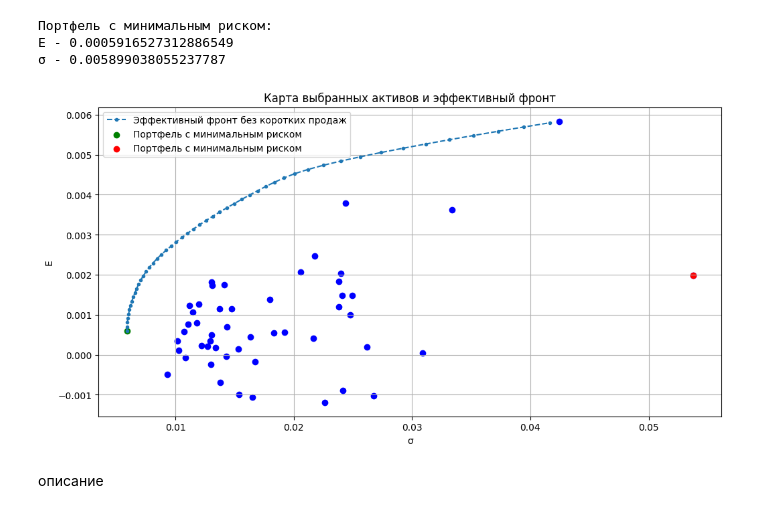
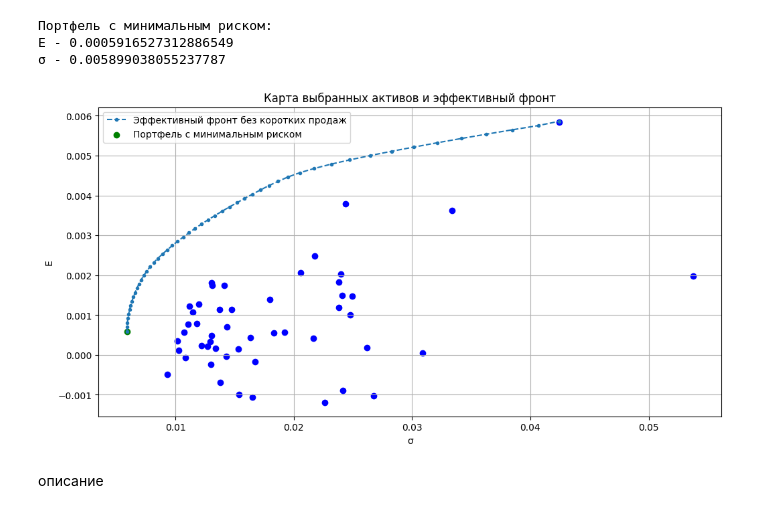
Before and after one commit to LevBugrov/financial-transaction-models, a Jupyter notebook: lab2.ipynb, the cells around one changed output. Drawn from its saved outputs; the diff is of its cells as text; code cells hidden in the pictures.

```diff
--- a/lab2.ipynb
+++ b/lab2.ipynb
@@ -139,11 +139,11 @@ profitability = np.empty((N, n))
 for i in range (N):
   for j in range (n):
     profitability[i][j] = math.log(prices[i][j+1]/prices[i][j])
-means = np.empty(N)
+E = np.empty(N)
 vars = np.empty(N)
 
 for i in range(N):
-  means[i] = statistics.mean(profitability[i])
+  E[i] = statistics.mean(profitability[i])
   vars[i] = math.sqrt(statistics.variance(profitability[i]))
 # %%
 profitability_ = pd.DataFrame(profitability, index=ticker_list_50)
@@ -196,16 +195,16 @@ def optimize_portfolio(mean_returns, cov_matrix, bounds, target_return=None, ris
     return out
 # %%
 bounds = ((None, None),)
-x_min_risk = optimize_portfolio(means, cov_matrix, bounds)
+x_min_risk = optimize_portfolio(E, cov_matrix, bounds)
 min_risk = risk_porfolio(x_min_risk, cov_matrix)
-mean_min_risk = np.dot(x_min_risk, means)
+E_mr = np.dot(x_min_risk, E) # доходноость портфеля с минимальным риском(min risk)
 
-means_ = np.linspace(mean_min_risk, 0.02, 50)
+means_ = np.linspace(E_mr, 0.02, 50)
 p_with_short = []
 for m in means_:
-  x = optimize_portfolio(means, cov_matrix, bounds, m)
+  x = optimize_portfolio(E, cov_matrix, bounds, m)
   risk = risk_porfolio(x, cov_matrix)
-  mean = np.dot(x, means)
+  mean = np.dot(x, E)
   p_with_short.append((risk, m))
 
 front_risk, front_mean = [p[0] for p in p_with_short], [p[1] for p in p_with_short]
@@ -240,20 +239,16 @@ $$ \begin{cases} \sum \sum x_i x_j \sigma_{ij} \rightarrow  min \\ \sum x_i = 1
 # %%
 bounds = ((0.0, 1.0),)
 
-x_min_risk_ns = optimize_portfolio(means, cov_matrix, bounds)
+x_min_risk_ns = optimize_portfolio(E, cov_matrix, bounds)
 min_risk_ns = risk_porfolio(x_min_risk_ns, cov_matrix)
-mean_min_risk_ns = np.dot(x_min_risk_ns, means)
+mean_min_risk_ns = np.dot(x_min_risk_ns, E)
 
-x_max_risk_ns = optimize_portfolio(means, cov_matrix, bounds, risk_func = risk_portfolio_max)
-max_risk_ns = risk_porfolio(x_max_risk_ns, cov_matrix)
-mean_max_risk_ns = np.dot(x_max_risk_ns, means)
-
-means_ns = np.linspace(mean_min_risk_ns, 0.0058, 50)
+means_ns = np.linspace(mean_min_risk_ns, 0.00586, 50)
 p_with_short = []
 for m in means_ns:
-    x = optimize_portfolio(means, cov_matrix, bounds, m)
+    x = optimize_portfolio(E, cov_matrix, bounds, m)
     risk = risk_porfolio(x, cov_matrix)
-    mean = np.dot(x, means)
+    mean = np.dot(x, E)
     p_with_short.append((risk, m))
 
 front_risk_ns, front_mean_ns = [p[0] for p in p_with_short], [p[1] for p in p_with_short]
@@ -268,20 +263,19 @@ E - 0.0005916527312886549
 # %%
 plt.figure(figsize=(12, 6))
 plt.xlabel('σ')
 plt.ylabel('E')
 plt.grid(True)
 plt.title("Карта выбранных активов и эффективный фронт")
 
 plt.plot(front_risk_ns, front_mean_ns,'.--', label="Эффективный фронт без коротких продаж")
-plt.scatter(vars, means, color="blue")
+plt.scatter(vars, E, color="blue")
 plt.scatter(min_risk_ns, mean_min_risk_ns, c='green', label="Портфель с минимальным риском")
-plt.scatter(max_risk_ns, mean_max_risk_ns, c='red', label="Портфель с минимальным риском")
 
 
 plt.legend()
 plt.show()
 # %% [output]
-[figure, old version]
+[figure, new version]
 # %% [markdown]
 описание
 # %%
```
Also changed, not shown: parts of 20 cells of this notebook.
